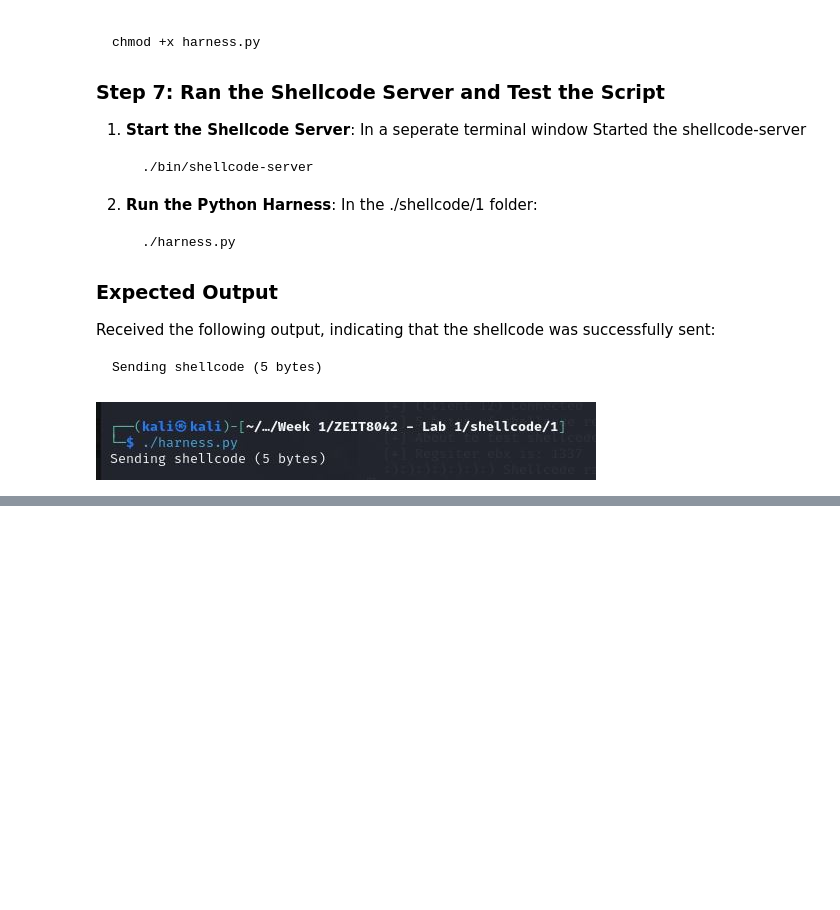
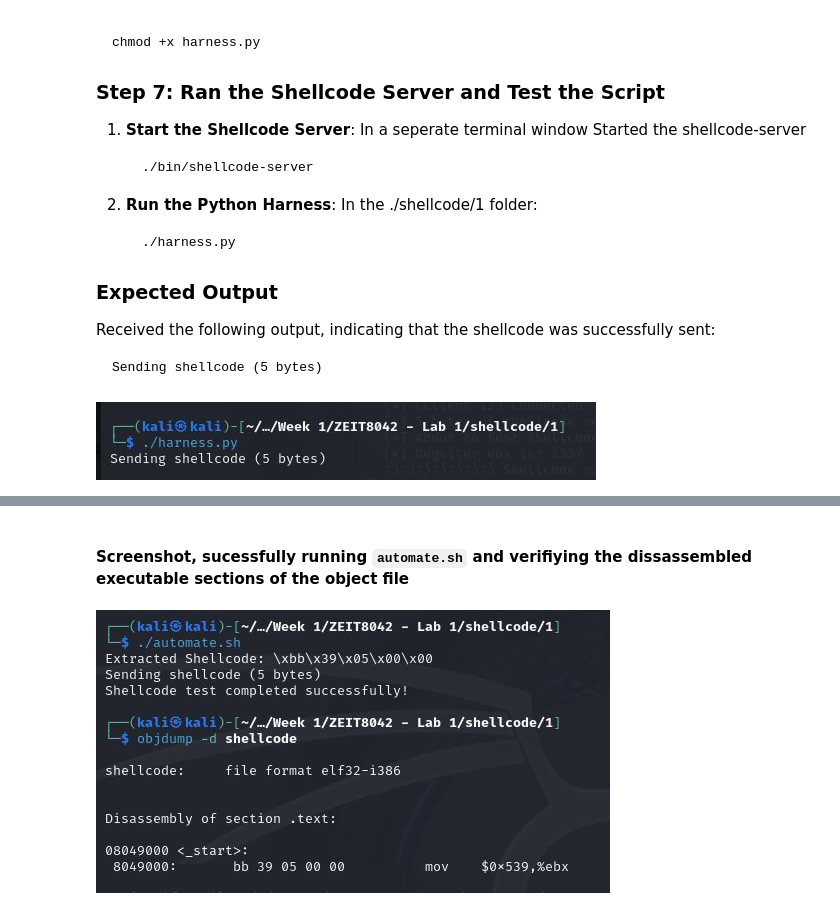
Before and after one commit to JohnDraper0/ZEIT8042, a Jupyter notebook: ZEIT8042Lab1.ipynb, the cells around one changed output, grey strips where cells are left out. Drawn from its saved outputs; the diff is of its cells as text; code cells hidden in the pictures; blank space fills up the shorter version.

```diff
--- a/ZEIT8042Lab1.ipynb
+++ b/ZEIT8042Lab1.ipynb
@@ -138,0 +255,6 @@ Image('/content/drive/MyDrive/ZEIT8042/Screenshots/Lab1-Q1-SC3.JPG')
+# %% [markdown]
+#### Screenshot, sucessfully running `automate.sh` and verifiying the dissassembled executable sections of the object file
+# %%
+Image('/content/drive/MyDrive/ZEIT8042/Screenshots/Lab1-Q1-SC5.JPG')
+# %% [output]
+[figure, added]
```
Also changed, not shown: parts of 8 cells of this notebook.
